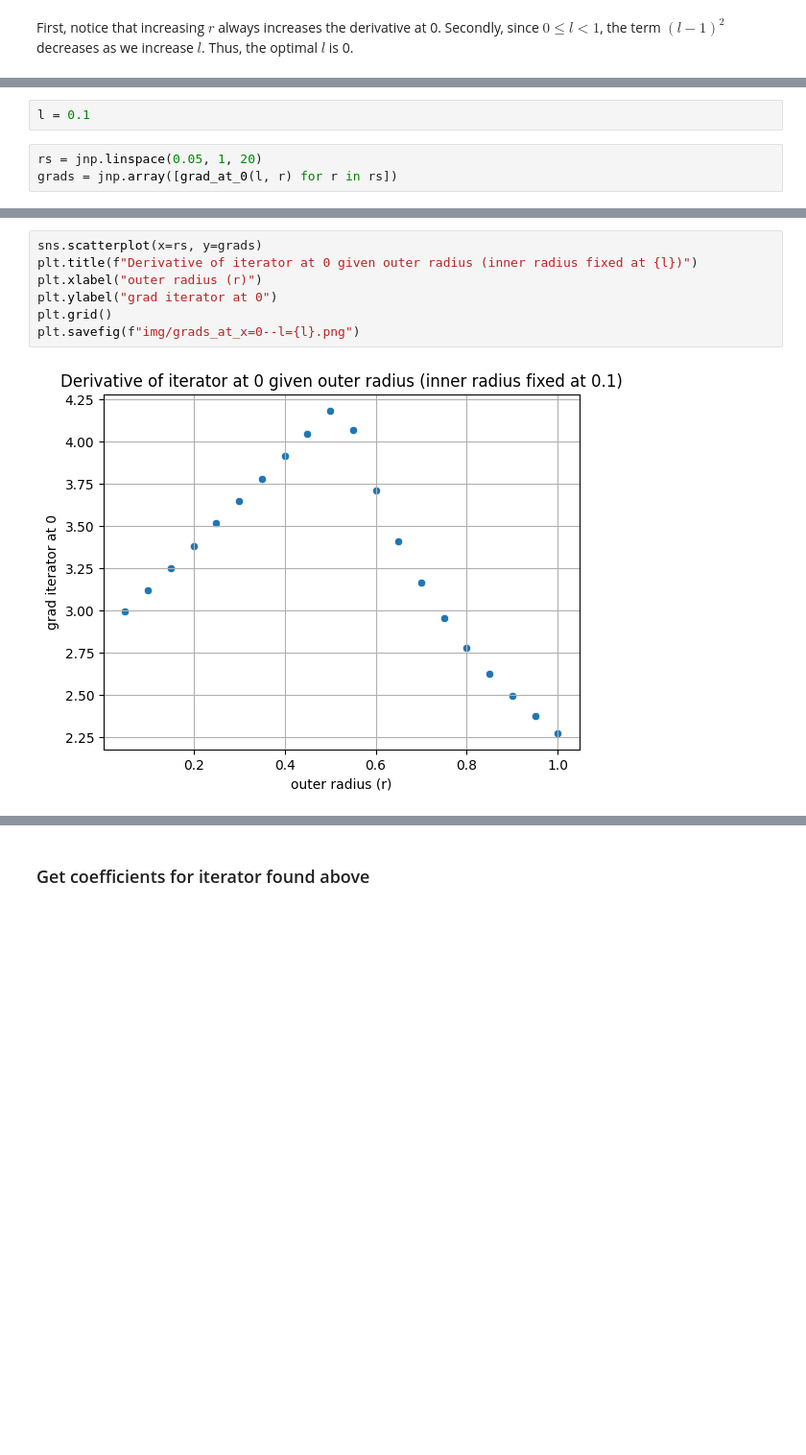
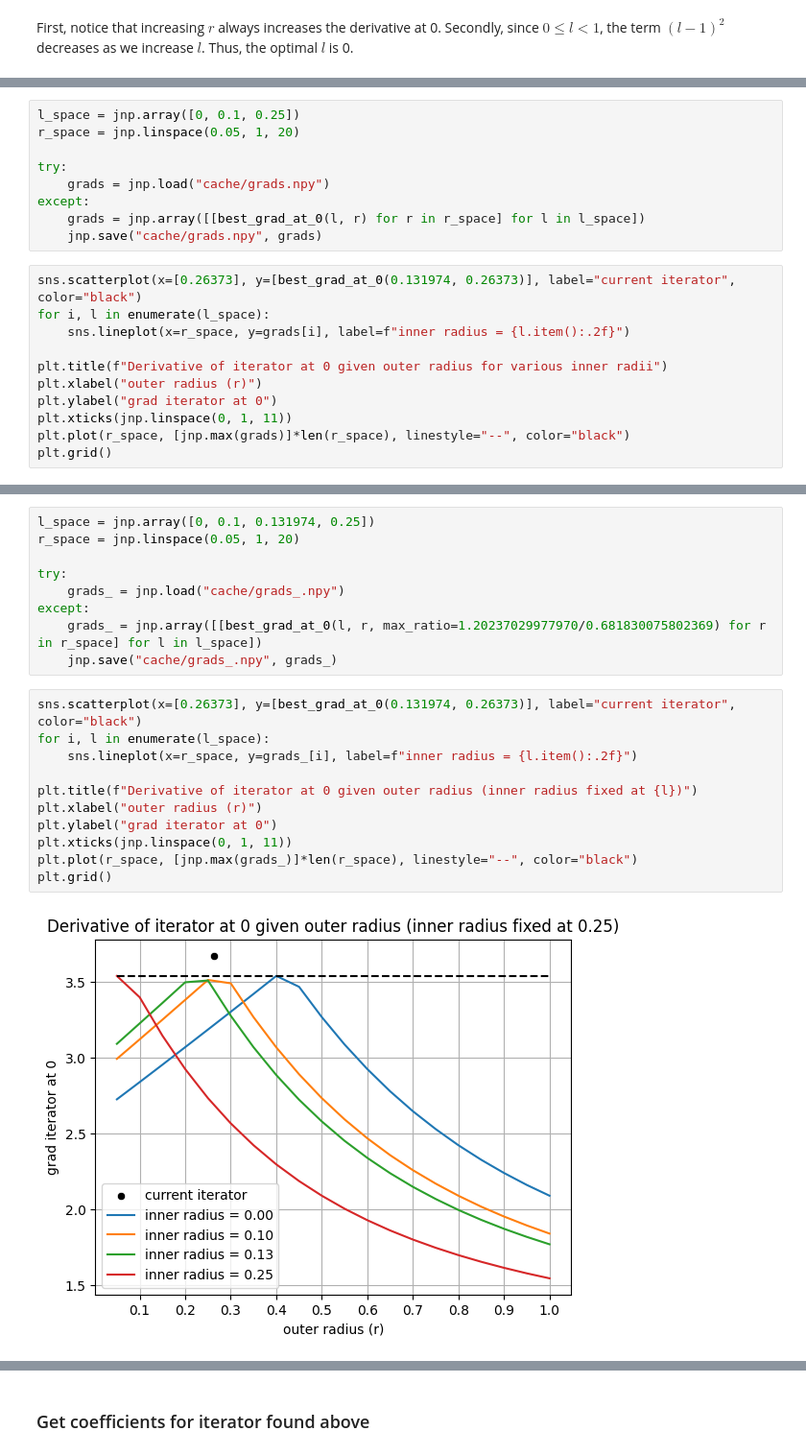
Before and after one commit to leloykun/modded-nanogpt, a Jupyter notebook: muon_smart_hp_search.ipynb, the cells around one changed output, grey strips where cells are left out. Shown at 96% size. Saved outputs shown, nothing was run; the diff lists cells and outputs as text; blank space fills up the shorter version.

```diff
--- a/muon_smart_hp_search.ipynb
+++ b/muon_smart_hp_search.ipynb
@@ -115,5 +122,20 @@ First, notice that increasing $r$ always increases the derivative at 0. Secondly
-# %%
-l = 0.1
 # %%
-rs = jnp.linspace(0.05, 1, 20)
-grads = jnp.array([grad_at_0(l, r) for r in rs])
+l_space = jnp.array([0, 0.1, 0.25])
+r_space = jnp.linspace(0.05, 1, 20)
+
+try:
+    grads = jnp.load("cache/grads.npy")
+except:
+    grads = jnp.array([[best_grad_at_0(l, r) for r in r_space] for l in l_space])
+    jnp.save("cache/grads.npy", grads)
+# %%
+sns.scatterplot(x=[0.26373], y=[best_grad_at_0(0.131974, 0.26373)], label="current iterator", color="black")
+for i, l in enumerate(l_space):
+    sns.lineplot(x=r_space, y=grads[i], label=f"inner radius = {l.item():.2f}")
+
+plt.title(f"Derivative of iterator at 0 given outer radius for various inner radii")
+plt.xlabel("outer radius (r)")
+plt.ylabel("grad iterator at 0")
+plt.xticks(jnp.linspace(0, 1, 11))
+plt.plot(r_space, [jnp.max(grads)]*len(r_space), linestyle="--", color="black")
+plt.grid()
@@ -120,9 +146,22 @@ grads = jnp.array([grad_at_0(l, r) for r in rs])
+# %%
+l_space = jnp.array([0, 0.1, 0.131974, 0.25])
+r_space = jnp.linspace(0.05, 1, 20)
+
+try:
+    grads_ = jnp.load("cache/grads_.npy")
+except:
+    grads_ = jnp.array([[best_grad_at_0(l, r, max_ratio=1.20237029977970/0.681830075802369) for r in r_space] for l in l_space])
+    jnp.save("cache/grads_.npy", grads_)
 # %%
-sns.scatterplot(x=rs, y=grads)
+sns.scatterplot(x=[0.26373], y=[best_grad_at_0(0.131974, 0.26373)], label="current iterator", color="black")
+for i, l in enumerate(l_space):
+    sns.lineplot(x=r_space, y=grads_[i], label=f"inner radius = {l.item():.2f}")
+
 plt.title(f"Derivative of iterator at 0 given outer radius (inner radius fixed at {l})")
 plt.xlabel("outer radius (r)")
 plt.ylabel("grad iterator at 0")
+plt.xticks(jnp.linspace(0, 1, 11))
+plt.plot(r_space, [jnp.max(grads_)]*len(r_space), linestyle="--", color="black")
 plt.grid()
-plt.savefig(f"img/grads_at_x=0--l={l}.png")
 # %% [output]
-[figure, old version]
+[figure, new version]
```
Also changed, not shown: parts of 33 cells of this notebook, 2 other files.
